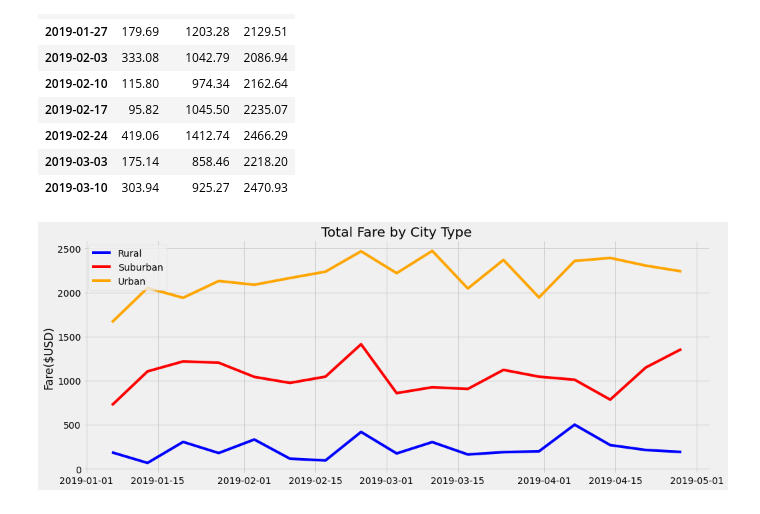
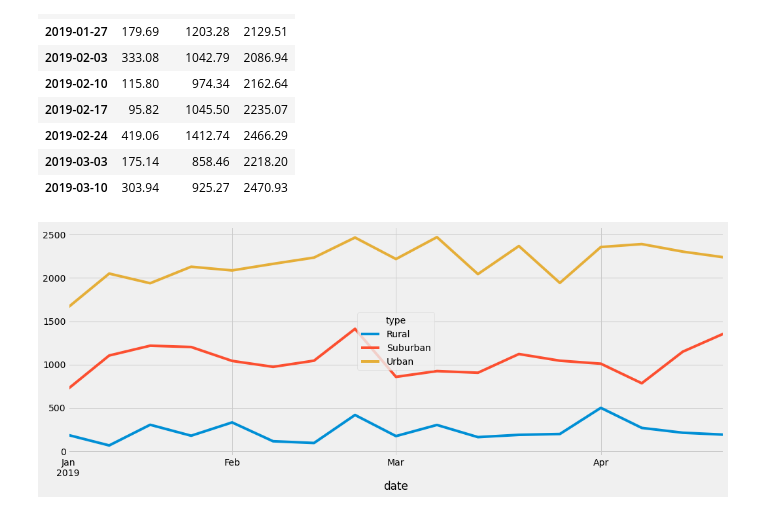
Before and after one commit to Tman5976/MatPlotLib_Analysis, a Jupyter notebook: PyBer_Challenge.ipynb, the cells around one changed output. Saved outputs shown, nothing was run; the diff lists cells and outputs as text; code cells hidden in the pictures.

```diff
--- a/PyBer_Challenge.ipynb
+++ b/PyBer_Challenge.ipynb
@@ -224,23 +225,15 @@ weekly_fares_df.head(10)
 | 2019-03-10 | 303.94 | 925.27 | 2470.93 |
 # %%
 # 8. Using the object-oriented interface method, plot the resample DataFrame using the df.plot() function.
-fig, ax = plt.subplots(figsize=(15,6))
-
-ax.plot(weekly_fares_df.index, weekly_fares_df['Rural'], color = 'blue', label = 'Rural')
-
-ax.plot(weekly_fares_df.index, weekly_fares_df['Suburban'], color = 'red', label = 'Suburban')
-
-ax.plot(weekly_fares_df.index, weekly_fares_df['Urban'], color = 'orange', label = 'Urban')
+weekly_rides = weekly_fares_df.plot(figsize = (16, 6))
 
 # Chart formatting
-ax.legend()
 ax.set_title("Total Fare by City Type")
 ax.set_ylabel("Fare($USD)")
 
-# ax.set_xticks(["Jan", "Feb", "Mar", "Apr"])
 # Import the style from Matplotlib.
 from matplotlib import style
 # Use the graph style fivethirtyeight.
 style.use('fivethirtyeight')
 # %% [output]
-[figure, old version]
+[figure, new version]
```
Also changed, not shown: parts of 4 cells of this notebook.
